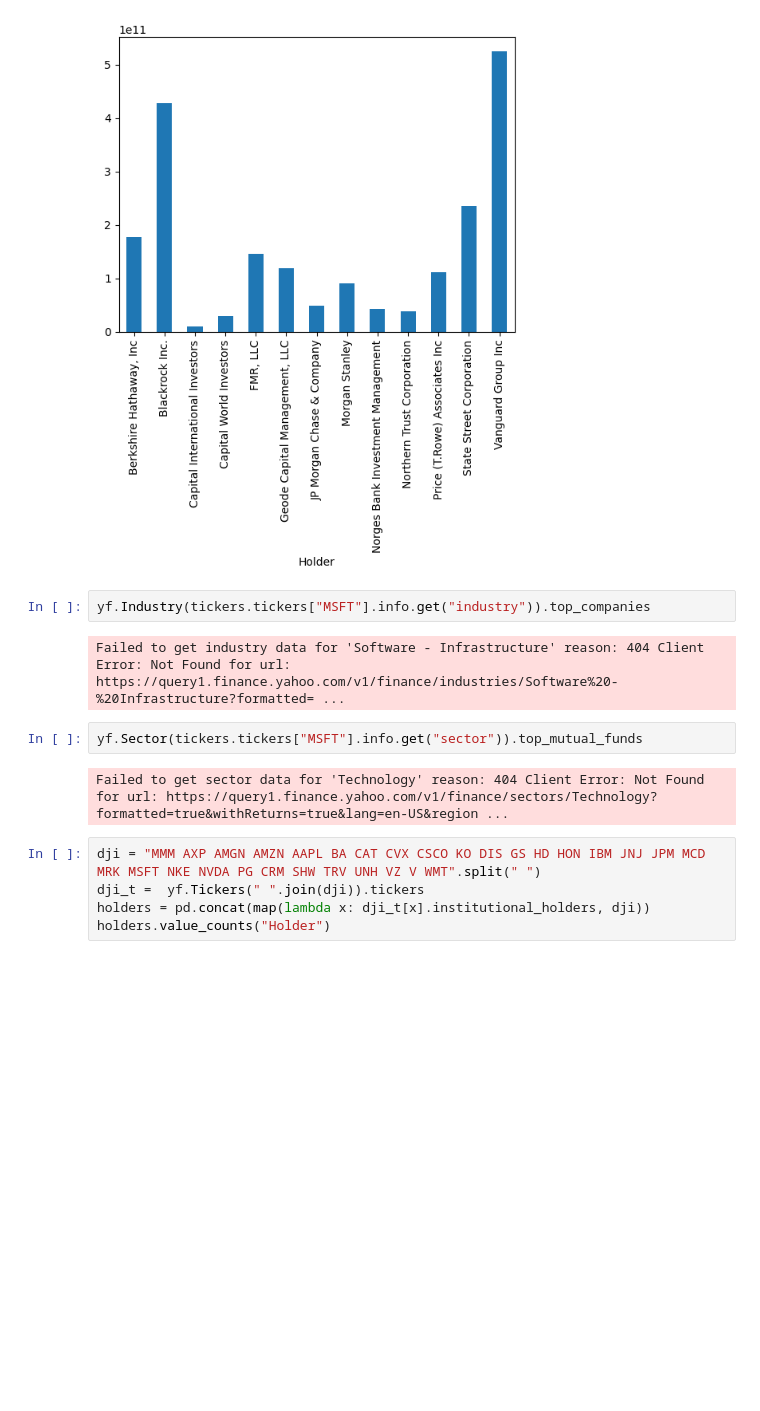
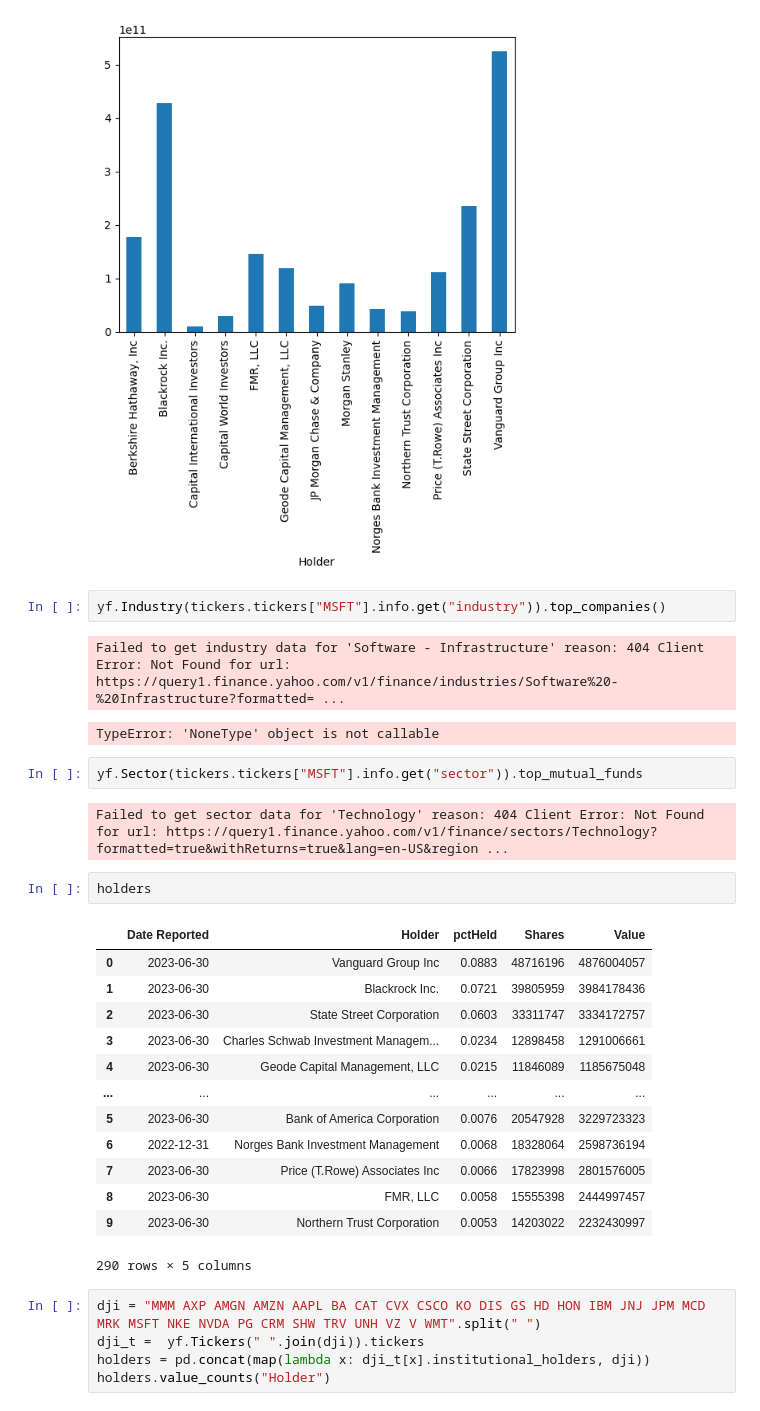
Before and after one commit to aracz/data_viz_project, a Jupyter notebook: yfinance-test.ipynb, the cells around one changed output. Cells and saved outputs as stored; diff of their text form; blank space fills up the shorter version.

```diff
--- a/yfinance-test.ipynb
+++ b/yfinance-test.ipynb
@@ -261,13 +261,30 @@ holders.groupby("Holder").sum("Value")["Value"].plot(kind="bar")
 <Axes: xlabel='Holder'>
 [figure]
 # %%
-yf.Industry(tickers.tickers["MSFT"].info.get("industry")).top_companies
+yf.Industry(tickers.tickers["MSFT"].info.get("industry")).top_companies()
 # %% [output]
 Failed to get industry data for 'Software - Infrastructure' reason: 404 Client Error: Not Found for url: https://query1.finance.yahoo.com/v1/finance/industries/Software%20-%20Infrastructure?formatted= ...
+TypeError: 'NoneType' object is not callable
 # %%
 yf.Sector(tickers.tickers["MSFT"].info.get("sector")).top_mutual_funds
 # %% [output]
 Failed to get sector data for 'Technology' reason: 404 Client Error: Not Found for url: https://query1.finance.yahoo.com/v1/finance/sectors/Technology?formatted=true&withReturns=true&lang=en-US&region ...
+# %%
+holders
+# %% [output]
+|  | Date Reported | Holder | pctHeld | Shares | Value |
+| 0 | 2023-06-30 | Vanguard Group Inc | 0.0883 | 48716196 | 4876004057 |
+| 1 | 2023-06-30 | Blackrock Inc. | 0.0721 | 39805959 | 3984178436 |
+| 2 | 2023-06-30 | State Street Corporation | 0.0603 | 33311747 | 3334172757 |
+| 3 | 2023-06-30 | Charles Schwab Investment Managem... | 0.0234 | 12898458 | 1291006661 |
+| 4 | 2023-06-30 | Geode Capital Management, LLC | 0.0215 | 11846089 | 1185675048 |
+| ... | ... | ... | ... | ... | ... |
+| 5 | 2023-06-30 | Bank of America Corporation | 0.0076 | 20547928 | 3229723323 |
+| 6 | 2022-12-31 | Norges Bank Investment Management | 0.0068 | 18328064 | 2598736194 |
+| 7 | 2023-06-30 | Price (T.Rowe) Associates Inc | 0.0066 | 17823998 | 2801576005 |
+| 8 | 2023-06-30 | FMR, LLC | 0.0058 | 15555398 | 2444997457 |
+| 9 | 2023-06-30 | Northern Trust Corporation | 0.0053 | 14203022 | 2232430997 |
+290 rows × 5 columns
 # %%
 dji = "MMM AXP AMGN AMZN AAPL BA CAT CVX CSCO KO DIS GS HD HON IBM JNJ JPM MCD MRK MSFT NKE NVDA PG CRM SHW TRV UNH VZ V WMT".split(" ")
 dji_t =  yf.Tickers(" ".join(dji)).tickers
```
Also changed, not shown: parts of 1 cell of this notebook, 2 other files.
